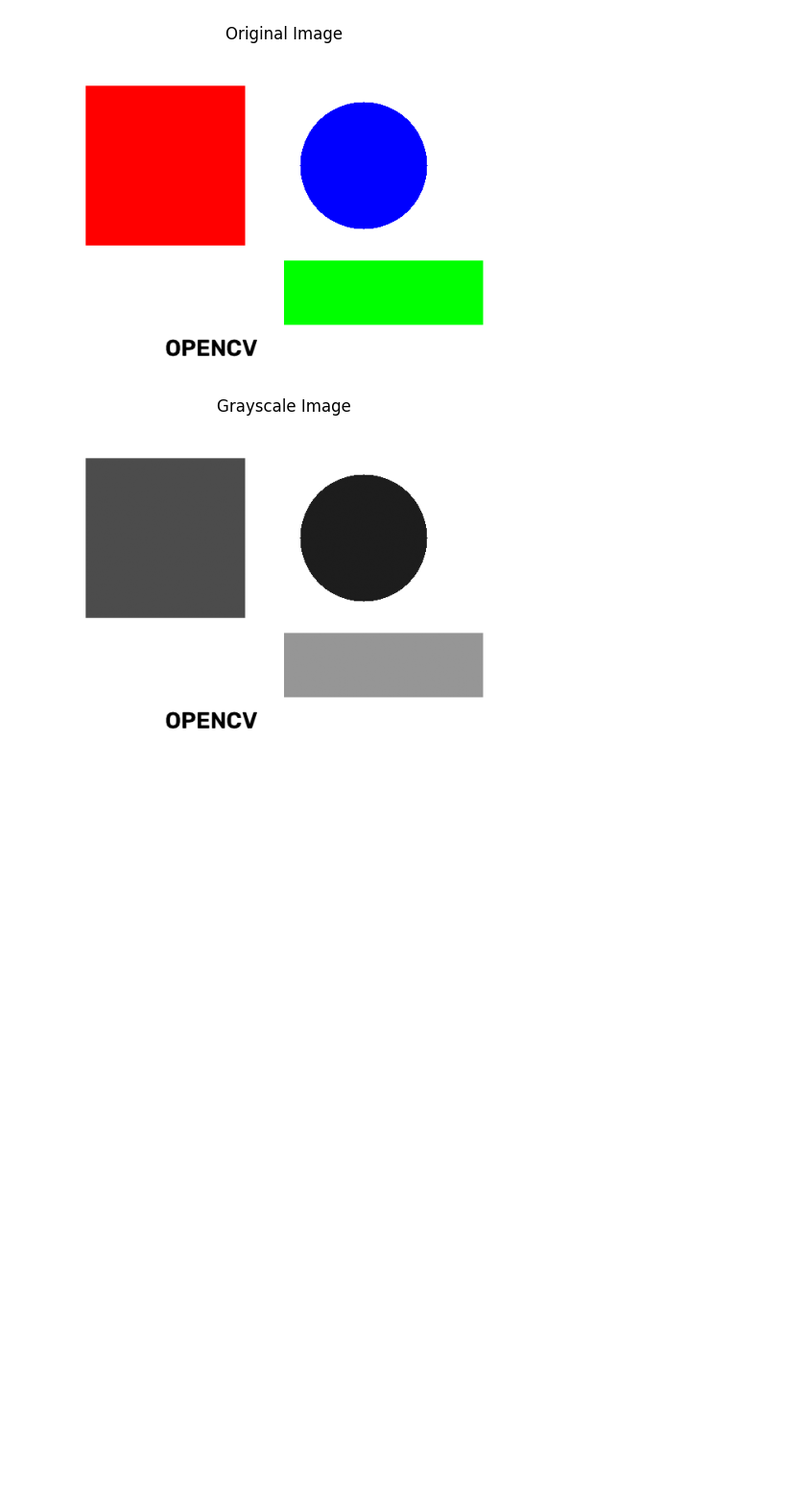
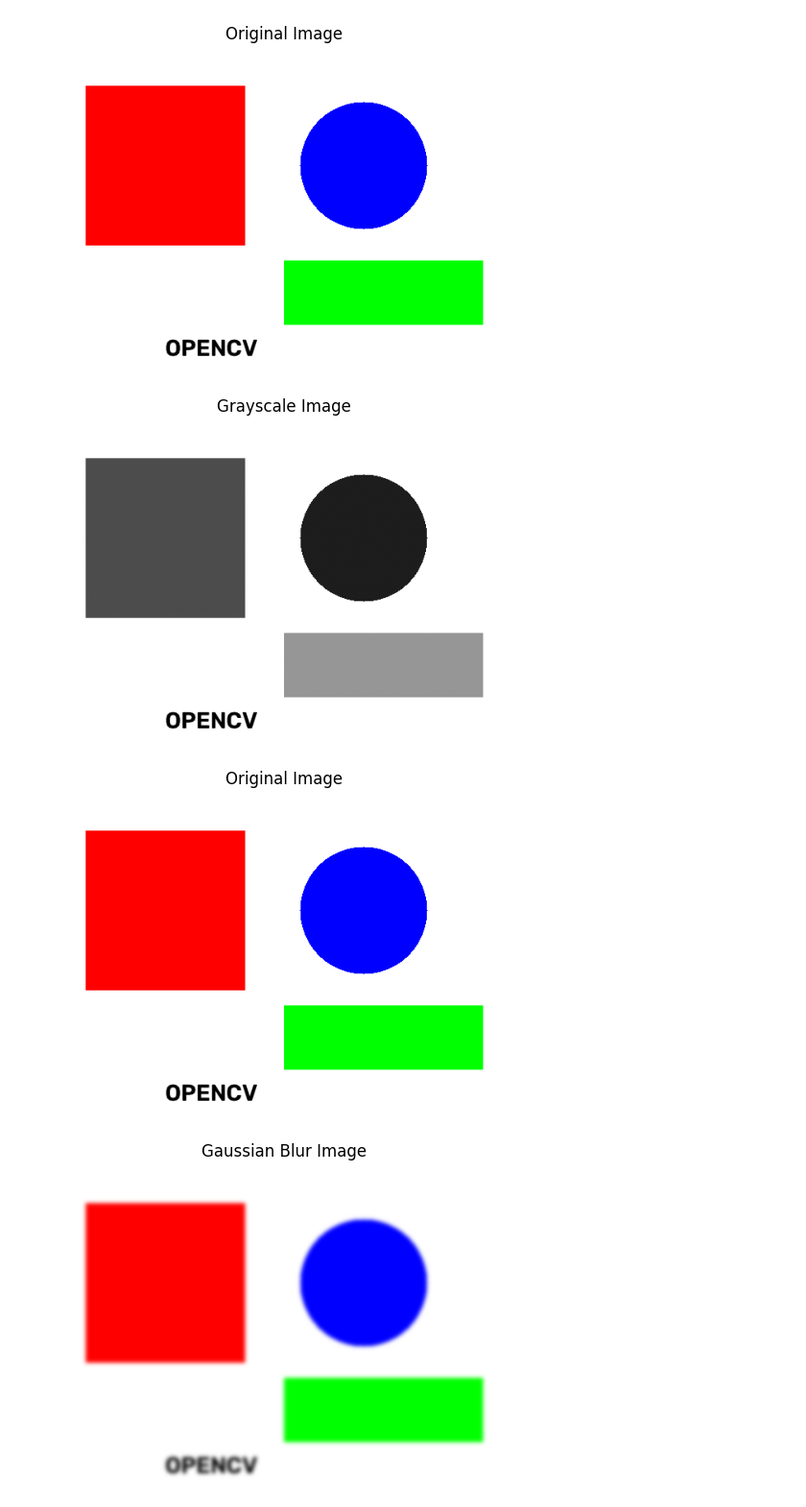
Before and after one commit to Sravanthi-G919/ITA0515--Computer-vision, a Jupyter notebook: Computer_Vision_Lab.ipynb, the cells around one changed output. Shown at 96% size. Drawn from its saved outputs; the diff is of its cells as text; code cells hidden in the pictures; blank space fills up the shorter version.

```diff
--- a/Computer_Vision_Lab.ipynb
+++ b/Computer_Vision_Lab.ipynb
@@ -37,3 +37,11 @@ show("Grayscale Image", gray)
 # %% [output]
 [figure]
 [figure]
+# %%
+
+blur = cv2.GaussianBlur(img, (15, 15), 0)
+show("Original Image", img)
+show("Gaussian Blur Image", blur)
+# %% [output]
+[figure, added]
+[figure, added]
```
Also changed, not shown: parts of 8 cells of this notebook.
